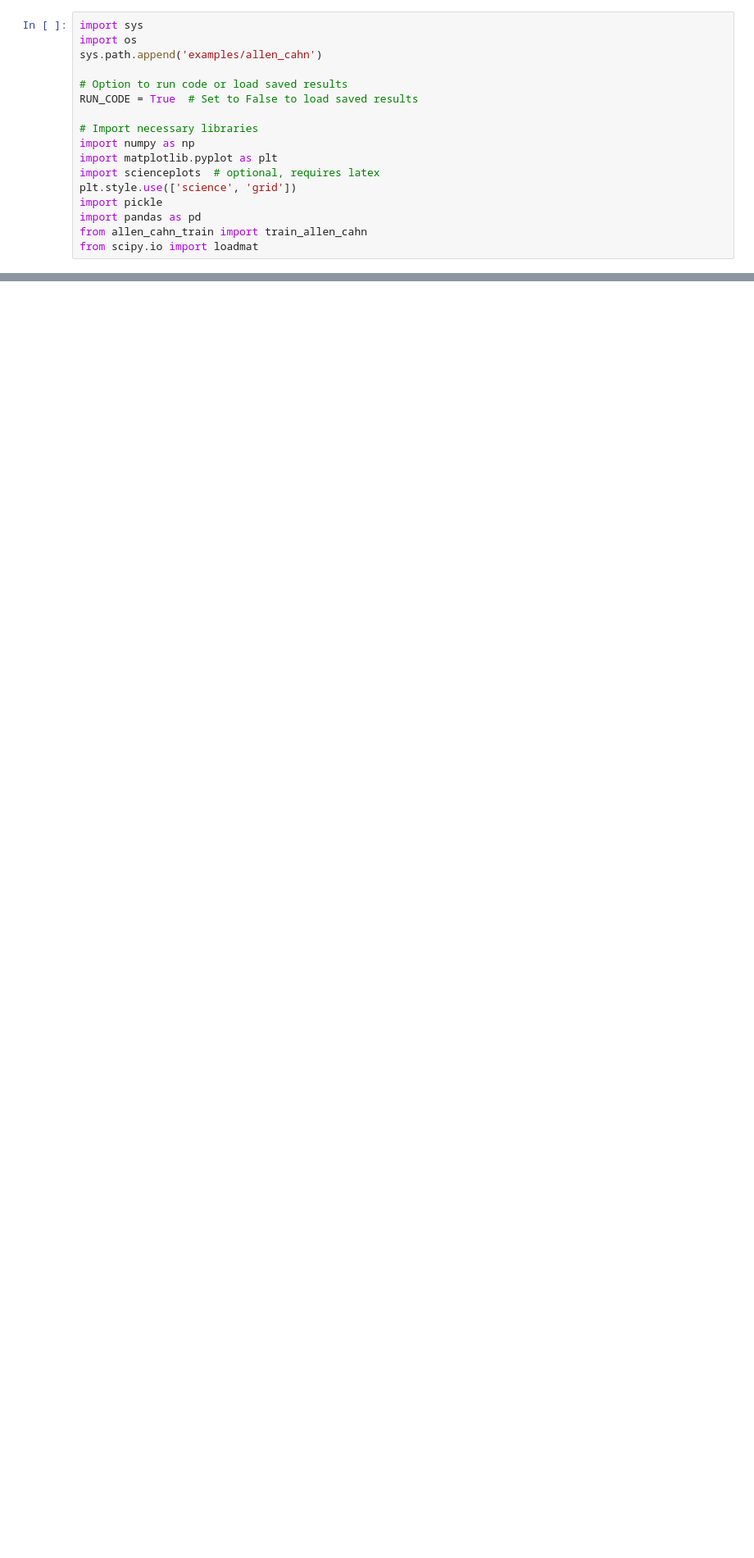
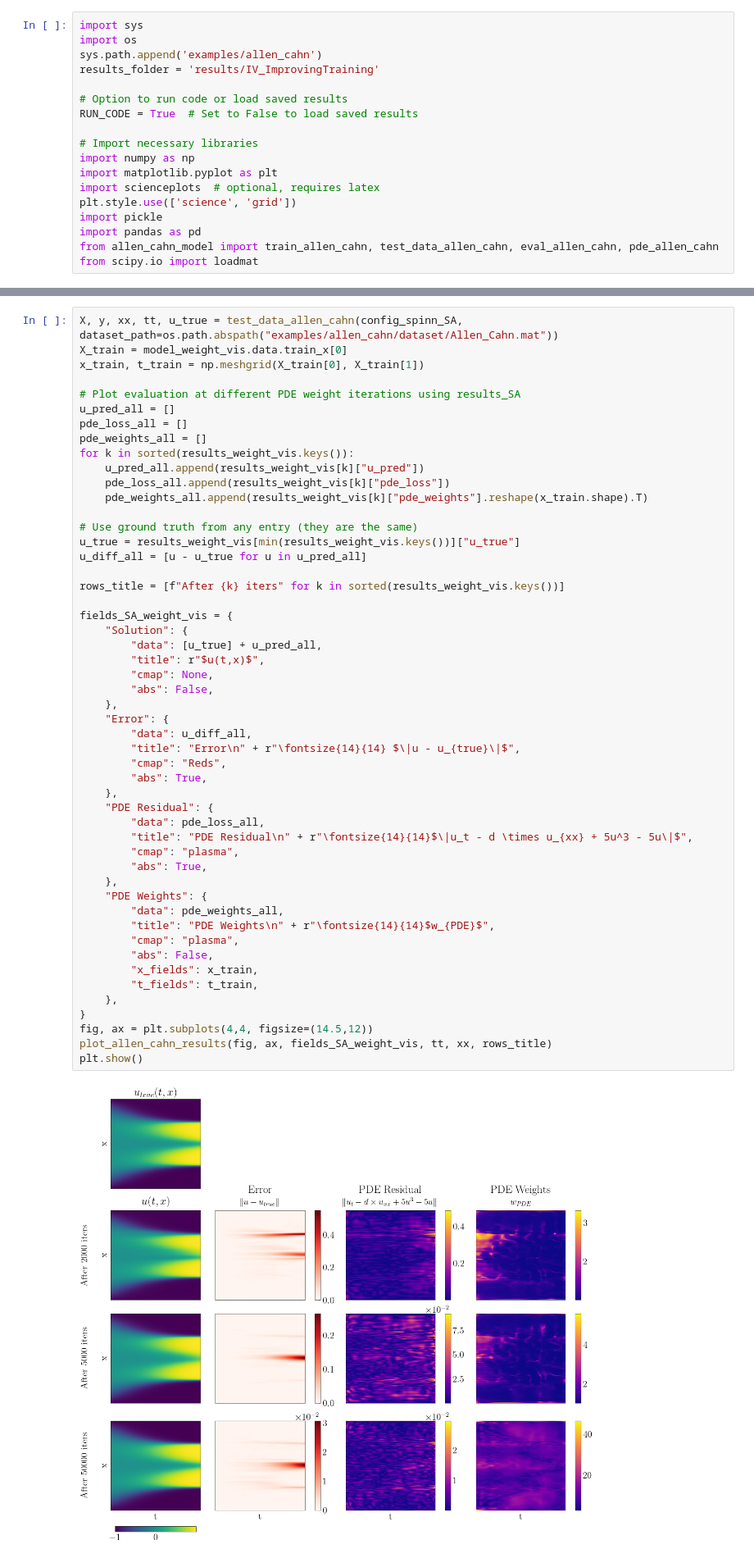
Before and after one commit to bonneted/PhD, a Jupyter notebook: IV_ImprovingTraining.ipynb, the cells around one changed output, grey strips where cells are left out. Shown at 82% size. Saved outputs shown, nothing was run; the diff lists cells and outputs as text; blank space fills up the shorter version.

```diff
--- a/IV_ImprovingTraining.ipynb
+++ b/IV_ImprovingTraining.ipynb
@@ -6,6 +6,7 @@ This notebook covers techniques to improve the training of Physics-Informed Neur
 import sys
 import os
 sys.path.append('examples/allen_cahn')
+results_folder = 'results/IV_ImprovingTraining'
 
 # Option to run code or load saved results
 RUN_CODE = True  # Set to False to load saved results
@@ -17,5 +18,5 @@ import scienceplots  # optional, requires latex
 plt.style.use(['science', 'grid'])
 import pickle
 import pandas as pd
-from allen_cahn_train import train_allen_cahn
+from allen_cahn_model import train_allen_cahn, test_data_allen_cahn, eval_allen_cahn, pde_allen_cahn
 from scipy.io import loadmat
@@ -153,0 +346,53 @@ Adaptive sampling resamples points based on residuals. Attention focuses on impo
+# %%
+X, y, xx, tt, u_true = test_data_allen_cahn(config_spinn_SA, dataset_path=os.path.abspath("examples/allen_cahn/dataset/Allen_Cahn.mat"))
+X_train = model_weight_vis.data.train_x[0]
+x_train, t_train = np.meshgrid(X_train[0], X_train[1])
+
+# Plot evaluation at different PDE weight iterations using results_SA
+u_pred_all = []
+pde_loss_all = []
+pde_weights_all = []
+for k in sorted(results_weight_vis.keys()):
+    u_pred_all.append(results_weight_vis[k]["u_pred"])
+    pde_loss_all.append(results_weight_vis[k]["pde_loss"])
+    pde_weights_all.append(results_weight_vis[k]["pde_weights"].reshape(x_train.shape).T)
+
+# Use ground truth from any entry (they are the same)
+u_true = results_weight_vis[min(results_weight_vis.keys())]["u_true"]
+u_diff_all = [u - u_true for u in u_pred_all]
+
+rows_title = [f"After {k} iters" for k in sorted(results_weight_vis.keys())]
+
+fields_SA_weight_vis = {
+    "Solution": {
+        "data": [u_true] + u_pred_all,
+        "title": r"$u(t,x)$",
+        "cmap": None,
+        "abs": False,
+    },
+    "Error": {
+        "data": u_diff_all,
+        "title": "Error\n" + r"\fontsize{14}{14} $\|u - u_{true}\|$",
+        "cmap": "Reds",
+        "abs": True,
+    },
+    "PDE Residual": {
+        "data": pde_loss_all,
+        "title": "PDE Residual\n" + r"\fontsize{14}{14}$\|u_t - d \times u_{xx} + 5u^3 - 5u\|$",
+        "cmap": "plasma",
+        "abs": True,
+    },
+    "PDE Weights": {
+        "data": pde_weights_all,
+        "title": "PDE Weights\n" + r"\fontsize{14}{14}$w_{PDE}$",
+        "cmap": "plasma",
+        "abs": False,
+        "x_fields": x_train,
+        "t_fields": t_train,
+    },
+}
+fig, ax = plt.subplots(4,4, figsize=(14.5,12))
+plot_allen_cahn_results(fig, ax, fields_SA_weight_vis, tt, xx, rows_title)
+plt.show()
+# %% [output]
+[figure, added]
```
Also changed, not shown: parts of 7 cells of this notebook, 4 other files.
